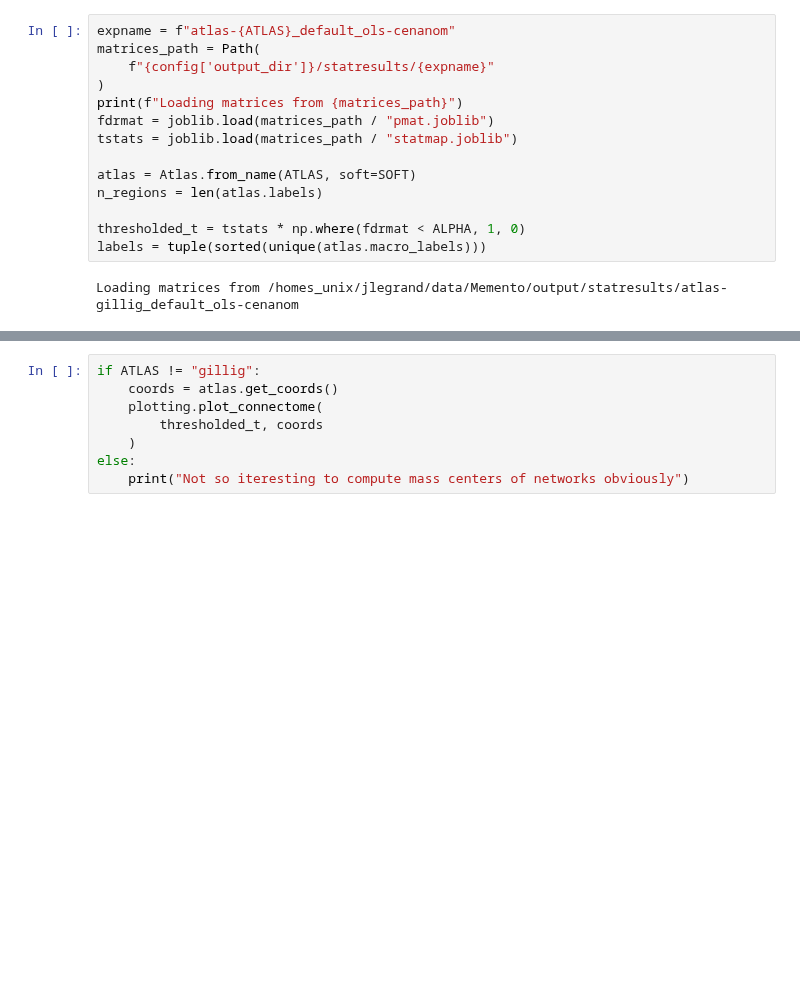
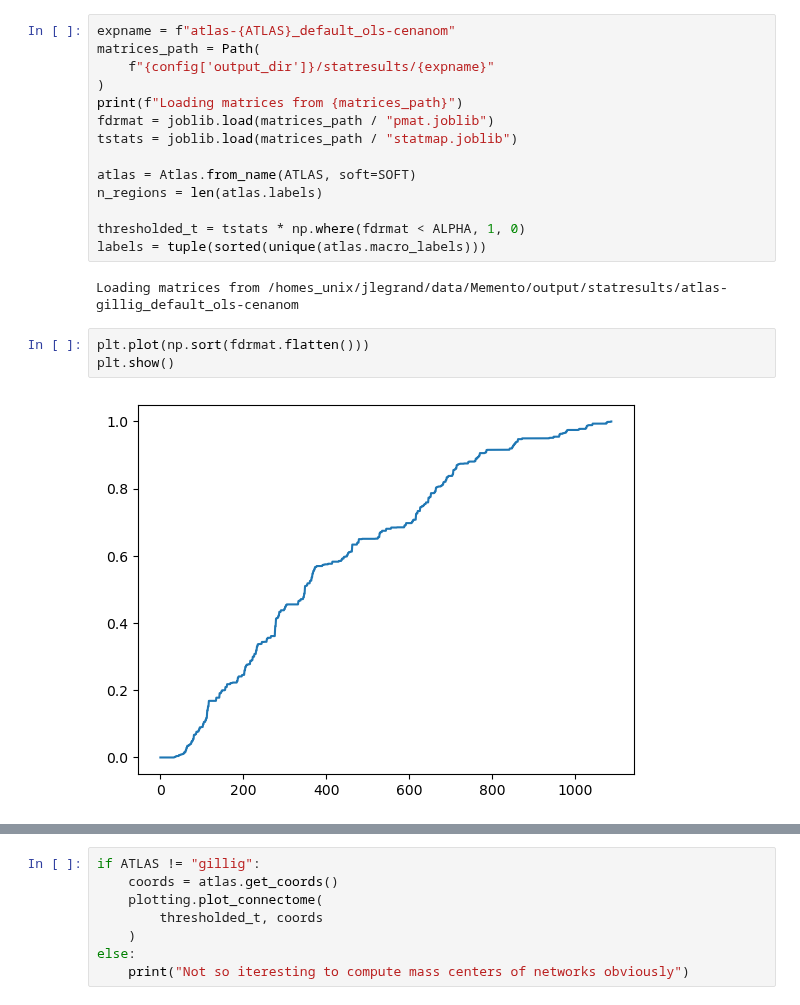
Before and after one commit to jonathan-legrand/bold-dementia, a Jupyter notebook: notebooks/create_graph.ipynb, the cells around one changed output, grey strips where cells are left out. Drawn from its saved outputs; the diff is of its cells as text; blank space fills up the shorter version.

```diff
--- a/notebooks/create_graph.ipynb
+++ b/notebooks/create_graph.ipynb
@@ -36,6 +36,11 @@ thresholded_t = tstats * np.where(fdrmat < ALPHA, 1, 0)
 labels = tuple(sorted(unique(atlas.macro_labels)))
 # %% [output]
 Loading matrices from /homes_unix/jlegrand/data/Memento/output/statresults/atlas-gillig_default_ols-cenanom
+# %%
+plt.plot(np.sort(fdrmat.flatten()))
+plt.show()
+# %% [output]
+[figure, added]
 # %%
 span = np.max(np.abs(thresholded_t))
 
```
Also changed, not shown: parts of 6 cells of this notebook.
